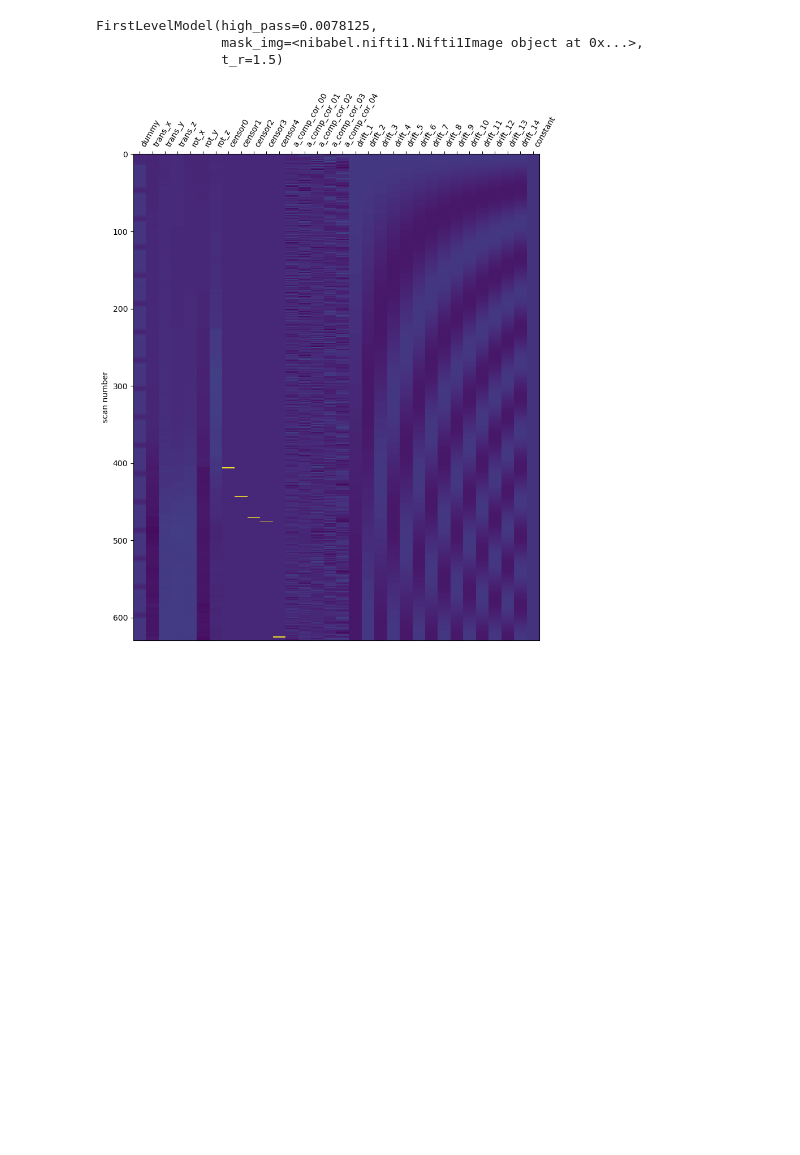
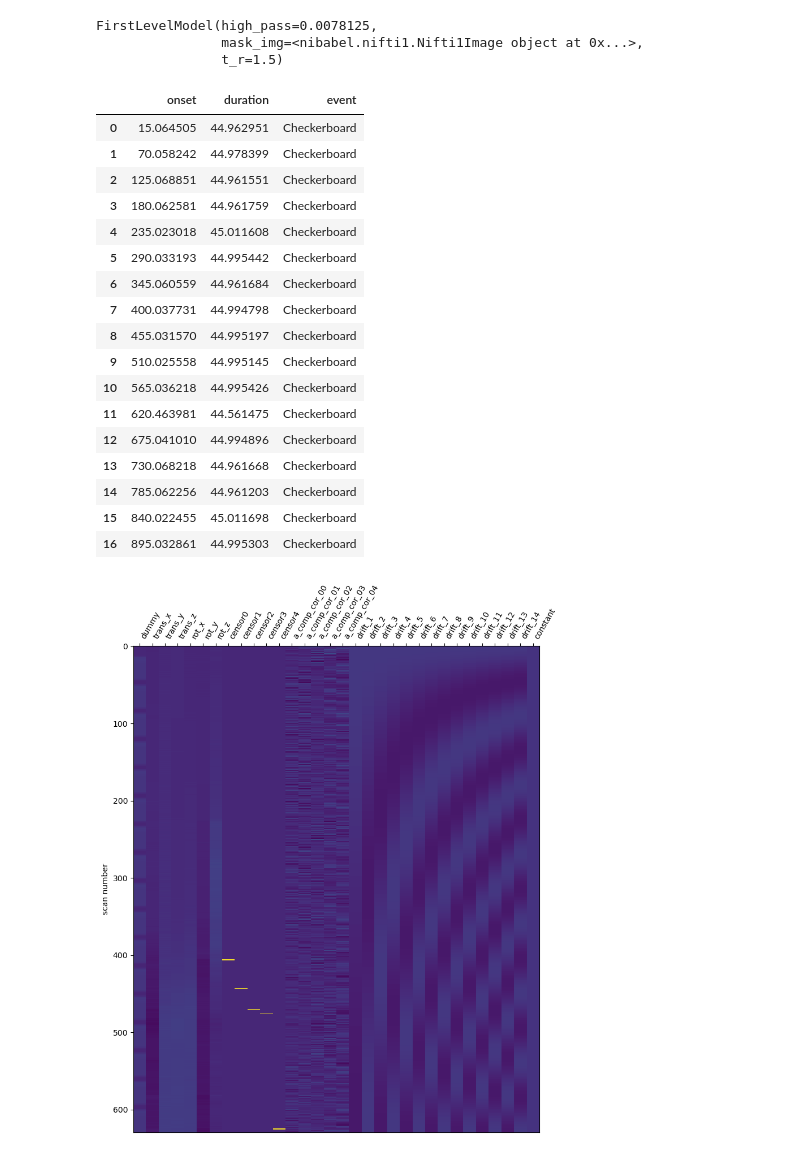
Before and after one commit to thejuc/multilang, a Jupyter notebook: code/analysis/GLM_notebook.ipynb, the cells around one changed output. Saved outputs shown, nothing was run; the diff lists cells and outputs as text; code cells hidden in the pictures; blank space fills up the shorter version.

```diff
--- a/code/analysis/GLM_notebook.ipynb
+++ b/code/analysis/GLM_notebook.ipynb
@@ -237,6 +187,10 @@ beta shape: (16, 6940)
 # %%
 from pandas import DataFrame
 from nilearn.glm.first_level import FirstLevelModel
+
+block_dict = np.load(os.path.join(main_path, "preprocessed_data/block_time.npy"), allow_pickle=True).item()
+block_start_time = block_dict['start']
+duration = block_dict['duration']
 
 checkerboard_df = DataFrame({"onset": block_start_time,
                              "duration": duration})
@@ -262,6 +216,27 @@ glm.fit(func_nib,
 FirstLevelModel(high_pass=0.0078125,
                 mask_img=<nibabel.nifti1.Nifti1Image object at 0x...>,
                 t_r=1.5)
+# %%
+checkerboard_df
+# %% [output]
+|  | onset | duration | event |
+| 0 | 15.064505 | 44.962951 | Checkerboard |
+| 1 | 70.058242 | 44.978399 | Checkerboard |
+| 2 | 125.068851 | 44.961551 | Checkerboard |
+| 3 | 180.062581 | 44.961759 | Checkerboard |
+| 4 | 235.023018 | 45.011608 | Checkerboard |
+| 5 | 290.033193 | 44.995442 | Checkerboard |
+| 6 | 345.060559 | 44.961684 | Checkerboard |
+| 7 | 400.037731 | 44.994798 | Checkerboard |
+| 8 | 455.031570 | 44.995197 | Checkerboard |
+| 9 | 510.025558 | 44.995145 | Checkerboard |
+| 10 | 565.036218 | 44.995426 | Checkerboard |
+| 11 | 620.463981 | 44.561475 | Checkerboard |
+| 12 | 675.041010 | 44.994896 | Checkerboard |
+| 13 | 730.068218 | 44.961668 | Checkerboard |
+| 14 | 785.062256 | 44.961203 | Checkerboard |
+| 15 | 840.022455 | 45.011698 | Checkerboard |
+| 16 | 895.032861 | 44.995303 | Checkerboard |
 # %%
 # Extract Nilearn's design matrix and plot it
 from nilearn.plotting import plot_design_matrix
```
Also changed, not shown: parts of 9 cells of this notebook, 3 other files.
